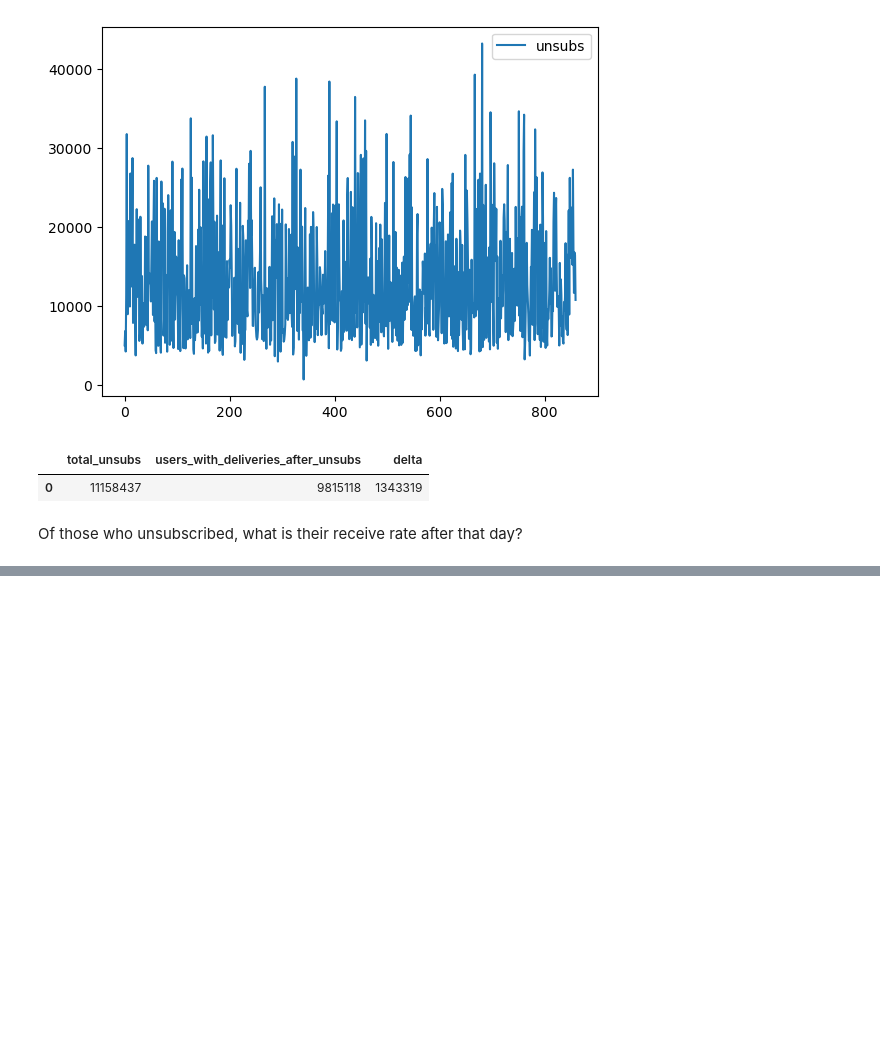
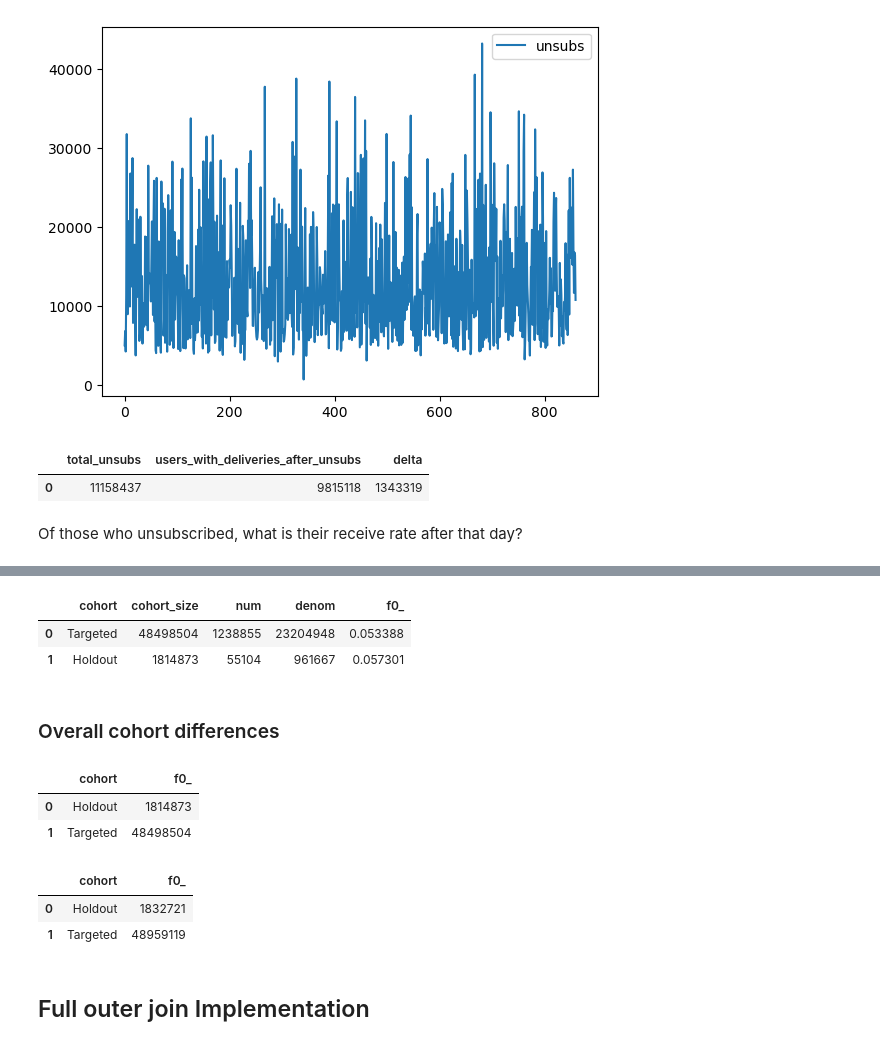
Before and after one commit to sandersli-nbc/CRM-Dashboard, a Jupyter notebook: test.ipynb, the cells around one changed output, grey strips where cells are left out. Saved outputs shown, nothing was run; the diff lists cells and outputs as text; code cells hidden in the pictures; blank space fills up the shorter version.

```diff
--- a/test.ipynb
+++ b/test.ipynb
@@ -1178,0 +1341,67 @@ Of those who unsubscribed, what is their receive rate after that day?
+# %%
+%%bigquery --project nbcu-ds-sandbox-a-001 --params $params
+WITH RECURSIVE month_cte AS
+(
+	SELECT  LAST_DAY(@report_start_date,MONTH) AS eom_dates
+	UNION ALL
+	SELECT  DATE_ADD(eom_dates,INTERVAL 1 MONTH) AS eom_dates
+	FROM month_cte
+	WHERE eom_dates <= DATE_TRUNC(@report_end_date, MONTH)
+) , month_ends AS
+(
+	SELECT  DATE_TRUNC(eom_dates,MONTH) AS Month_Start
+	       ,LAST_DAY(eom_dates,MONTH)   AS Month_End
+	FROM month_cte
+	ORDER BY Month_Start, Month_End
+) , base AS
+(
+	SELECT  b.Report_Month
+	       ,b.aid
+	       ,COUNT(DISTINCT c.adobe_tracking_id)                                         AS denom
+	       ,COUNT(DISTINCT CASE WHEN Churn_flag = 'Churn' THEN c.adobe_tracking_id END) AS num
+	FROM `nbcu-ds-prod-001.PeacockDataMartSilver.SILVER_CHURN` c
+	CROSS JOIN month_ends
+	JOIN `nbcu-ds-sandbox-a-001.SLi_sandbox.Email_KPI_Base_Monthly` b
+	ON b.aid = c.adobe_tracking_id AND month_ends.month_start = b.Report_Month
+	WHERE (base_date = month_end)
+	AND (entitlement = 'Paid')
+	GROUP BY  1,2
+), weighted as (
+	select aid
+		,SUM(denom) as denom
+		,SUM(num) as num
+	FROM base
+	group by 1
+)
+SELECT  q.cohort
+		,COUNT(q.aid) as cohort_size
+		,SUM(num) as num
+		,SUM(denom) as denom
+       ,safe_divide(SUM(num),SUM(denom))
+FROM `nbcu-ds-sandbox-a-001.SLi_sandbox.Email_KPI_Base_v4_Q1_2023` q
+LEFT JOIN weighted ON q.aid = weighted.aid
+GROUP BY  1
+# %% [output]
+|  | cohort | cohort_size | num | denom | f0_ |
+| 0 | Targeted | 48498504 | 1238855 | 23204948 | 0.053388 |
+| 1 | Holdout | 1814873 | 55104 | 961667 | 0.057301 |
+# %% [markdown]
+### Overall cohort differences
+# %%
+%%bigquery --project nbcu-ds-sandbox-a-001 --params $params
+SELECT  cohort, count(distinct aid)
+FROM `nbcu-ds-sandbox-a-001.SLi_sandbox.Email_KPI_Base_v4_Q1_2023` group by 1 order by 1
+# %% [output]
+|  | cohort | f0_ |
+| 0 | Holdout | 1814873 |
+| 1 | Targeted | 48498504 |
+# %%
+%%bigquery --project nbcu-ds-sandbox-a-001 --params $params
+SELECT  cohort, count(distinct aid)
+FROM `nbcu-ds-sandbox-a-001.SLi_sandbox.Email_KPI_Base_Monthly` group by 1 order by 1
+# %% [output]
+|  | cohort | f0_ |
+| 0 | Holdout | 1832721 |
+| 1 | Targeted | 48959119 |
+# %% [markdown]
+## Full outer join Implementation
```
Also changed, not shown: parts of 22 cells of this notebook, 27 other files.
